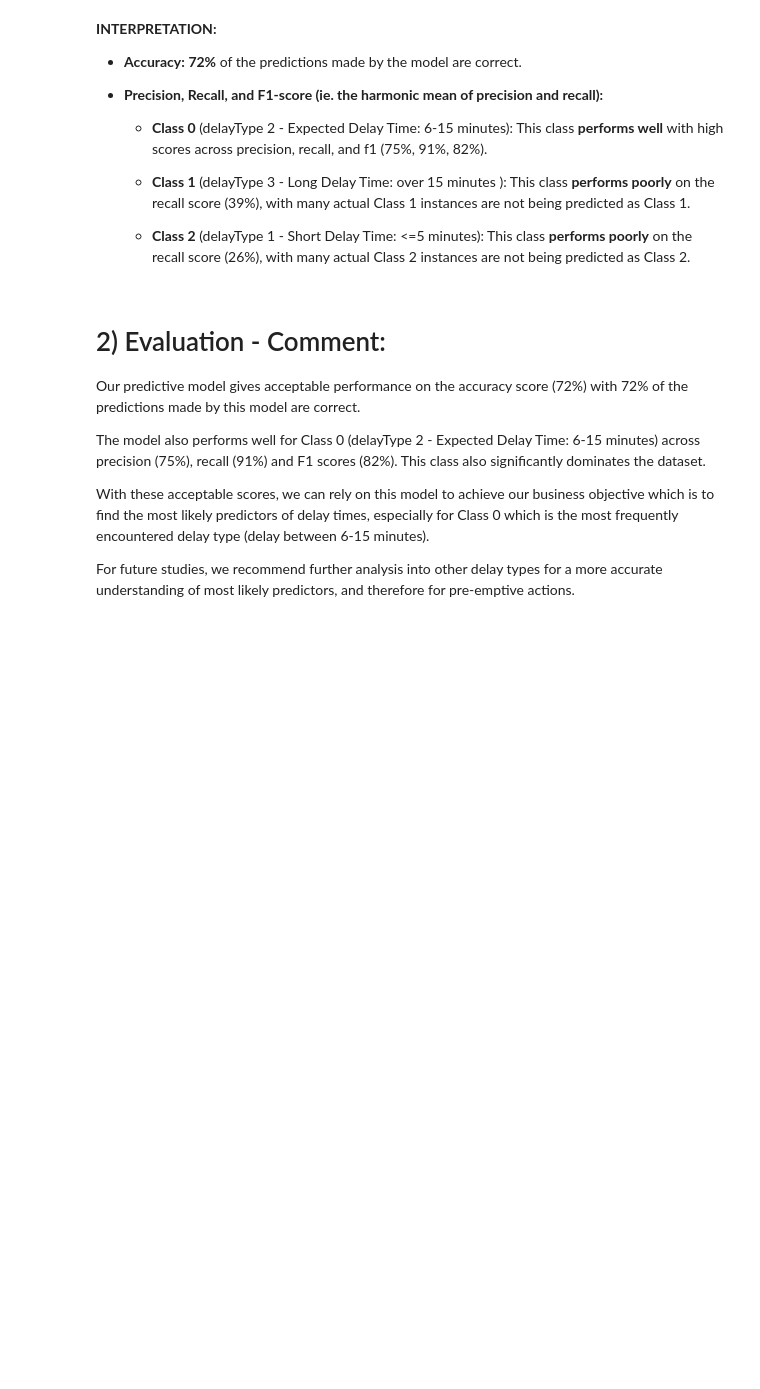
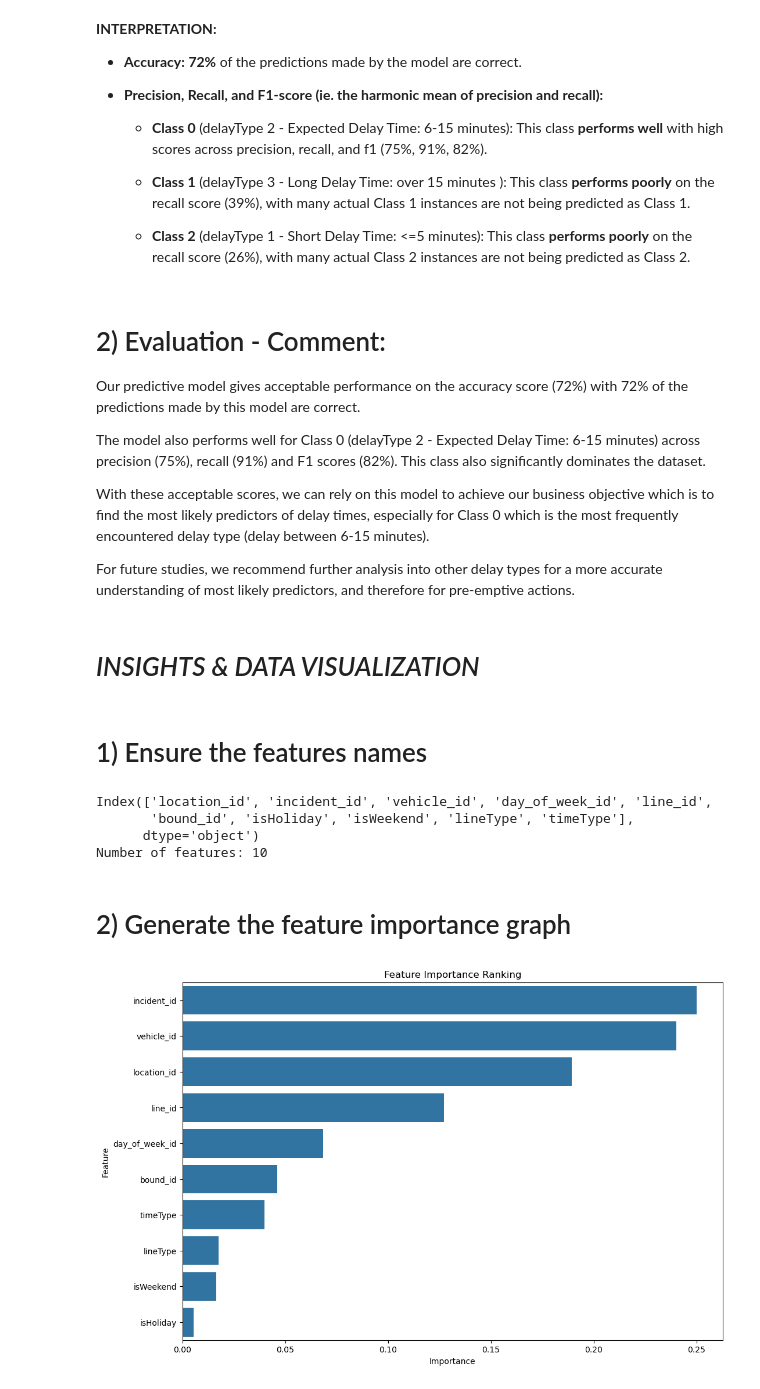
Before and after one commit to lee-data/TTC-streetcar-delay, a Jupyter notebook: src/team24main - Jay & Ly.ipynb, the cells around one changed output. Saved outputs shown, nothing was run; the diff lists cells and outputs as text; code cells hidden in the pictures; blank space fills up the shorter version.

Commit message:
added data visualization insights and conclusion to the project

```diff
--- a/src/team24main - Jay & Ly.ipynb
+++ b/src/team24main - Jay & Ly.ipynb
@@ -571,14 +571,13 @@ print("Best parameters found: ", grid_search.best_params_)
 # %% [output]
 Best parameters found:  {'max_depth': None, 'min_samples_leaf': 2, 'min_samples_split': 10, 'n_estimators': 100}
 # %%
-# Best parameters from GridSearchCV
-best_params = {'n_estimators': 200, # Number of trees in the forest
-               'max_depth': 10, # Maximum depth of the tree
-               'min_samples_leaf': 4, # Minimum number of samples required to be at a leaf node
-               'min_samples_split': 2, # Minimum number of samples required to split an internal node
-                }
+best_params = {
+    'n_estimators': 100,  # Number of trees in the forest
+    'min_samples_leaf': 2,  # Minimum number of samples required to be at a leaf node
+    'min_samples_split': 10  # Minimum number of samples required to split an internal node
+}
 
-# Initialize and fit the Random Forest Classifier with best parameters
+# Initialize and fit the Random Forest Classifier with updated best parameters
 best_clf = RandomForestClassifier(**best_params, random_state=42)
 best_clf.fit(X_train, y_train)
 # %% [output]
@@ -686,3 +689,37 @@ The model also performs well for Class 0 (delayType 2 - Expected Delay Time: 6-1
 With these acceptable scores, we can rely on this model to achieve our business objective which is to find the most likely predictors of delay times, especially for Class 0 which is the most frequently encountered delay type (delay between 6-15 minutes).
 
 For future studies, we recommend further analysis into other delay types for a more accurate understanding of most likely predictors, and therefore for pre-emptive actions.
+# %% [markdown]
+# *INSIGHTS & DATA VISUALIZATION*
+# %% [markdown]
+# 1) Ensure the features names
+# %%
+# print features name
+print(X.columns)
+
+# print numbers of features to make sure they are correct
+print(f"Number of features: {X.shape[1]}")
+# %% [output]
+Index(['location_id', 'incident_id', 'vehicle_id', 'day_of_week_id', 'line_id',
+       'bound_id', 'isHoliday', 'isWeekend', 'lineType', 'timeType'],
+      dtype='object')
+Number of features: 10
+# %% [markdown]
+# 2) Generate the feature importance graph
+# %%
+# Import necessary libraries
+import pandas as pd
+import matplotlib.pyplot as plt
+import seaborn as sns
+
+# The dataframe importance_df contains the 'Feature' and 'Importance' columns
+
+# 1. Feature Importance Graph
+plt.figure(figsize=(12, 8))
+sns.barplot(x='Importance', y='Feature', data=importance_df.sort_values(by='Importance', ascending=False))
+plt.title('Feature Importance Ranking')
+plt.xlabel('Importance')
+plt.ylabel('Feature')
+plt.show()
+# %% [output]
+[figure, added]
```
Also changed, not shown: parts of 16 cells of this notebook.
